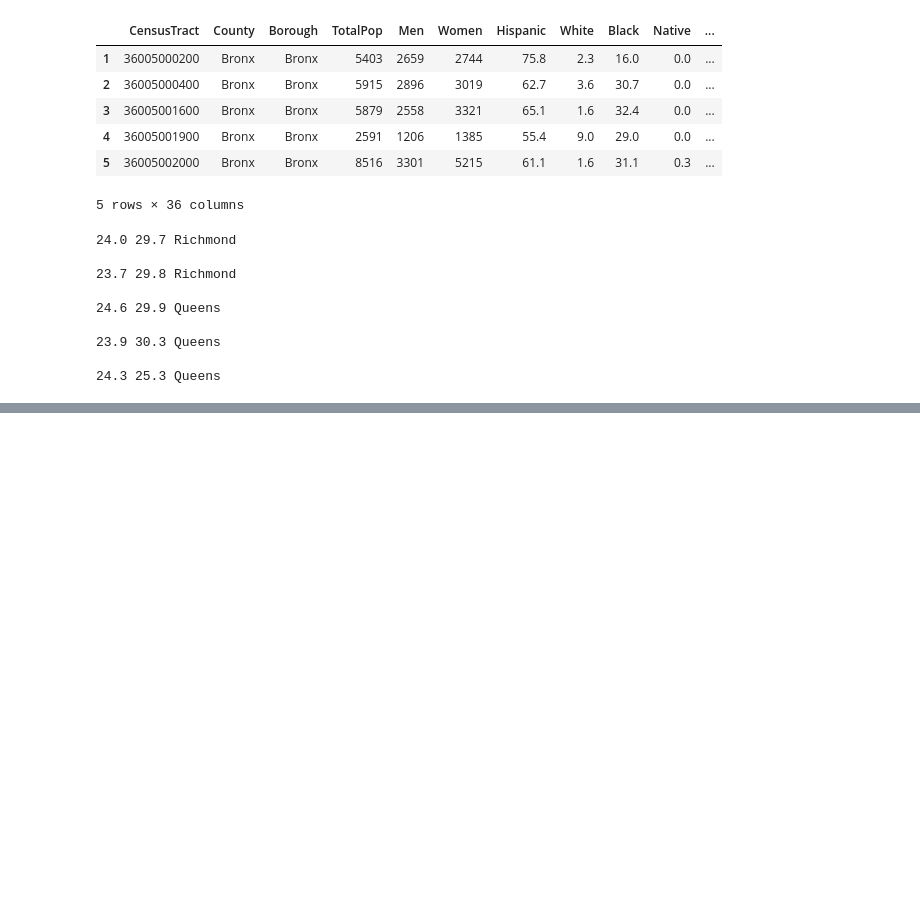
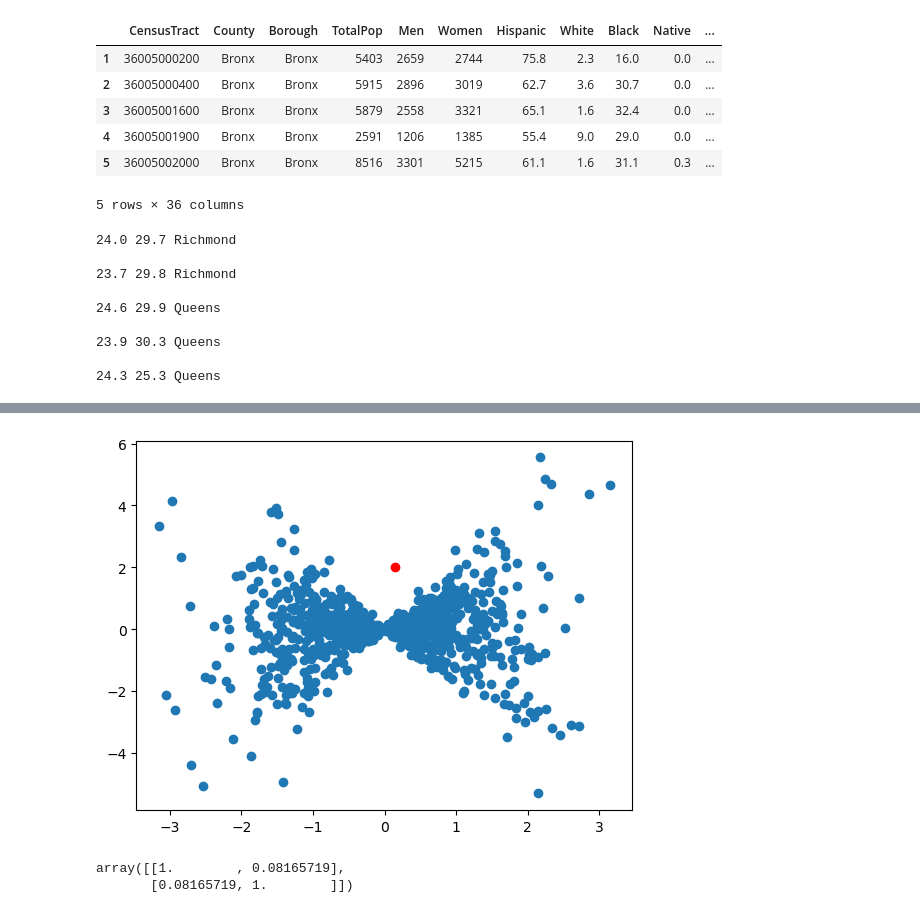
Before and after one commit to LilaShiba/generalized_model, a Jupyter notebook: notebooks/math_for_viz_model.ipynb, the cells around one changed output, grey strips where cells are left out. Saved outputs shown, nothing was run; the diff lists cells and outputs as text; code cells hidden in the pictures; blank space fills up the shorter version.

```diff
--- a/notebooks/math_for_viz_model.ipynb
+++ b/notebooks/math_for_viz_model.ipynb
@@ -140,0 +126,8 @@ jedi.linear_regression(x,z,1)
+# %%
+x,y = jedi.create_corr_vectors(1000,0.046)
+jedi.linear_regression(x,y,2)
+np.corrcoef(x,y)
+# %% [output]
+[figure, added]
+array([[1.        , 0.08165719],
+       [0.08165719, 1.        ]])
```
Also changed, not shown: parts of 7 cells of this notebook, 2 other files.
